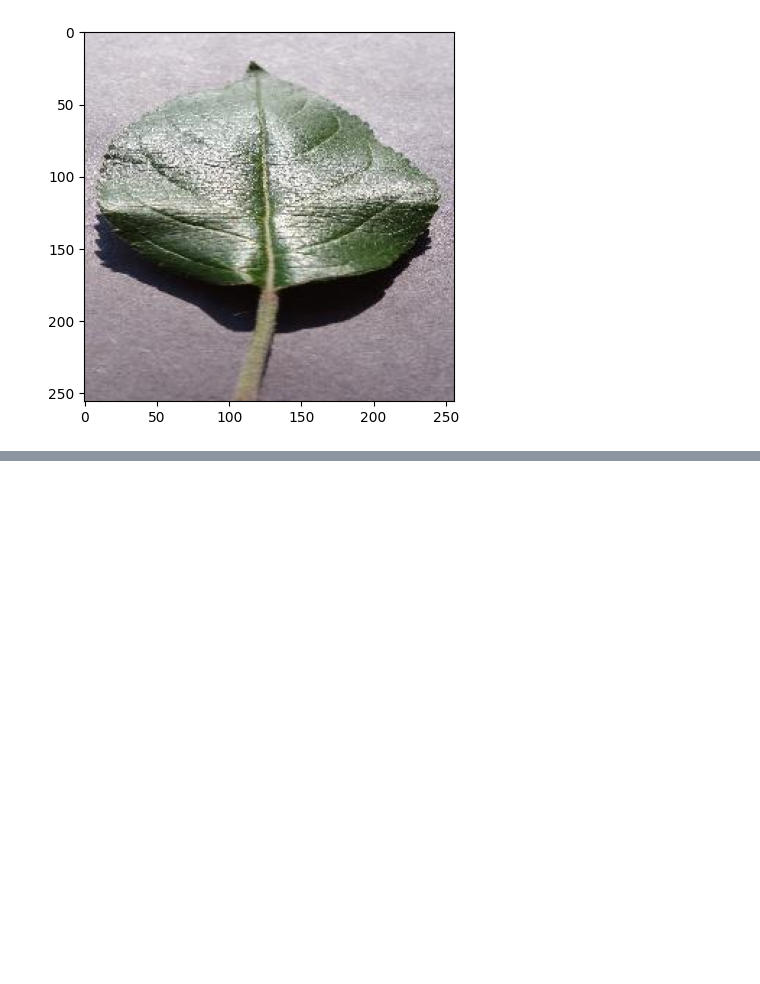
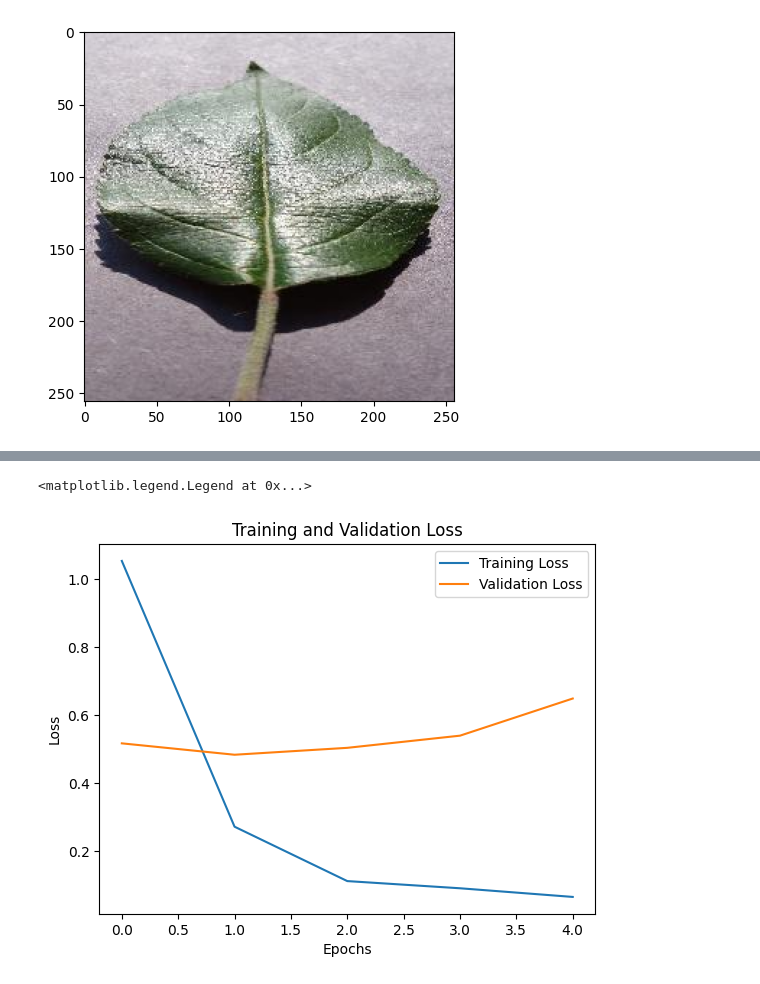
Before and after one commit to satanix0/deep-learning, a Jupyter notebook: Projects/P3 - Plant Disease/experiment.ipynb, the cells around one changed output, grey strips where cells are left out. Drawn from its saved outputs; the diff is of its cells as text; code cells hidden in the pictures; blank space fills up the shorter version.

```diff
--- a/Projects/P3 - Plant Disease/experiment.ipynb
+++ b/Projects/P3 - Plant Disease/experiment.ipynb
@@ -40,0 +51,6 @@ img.shape
+# %%
+# define transformations for the images
+data_gen = ImageDataGenerator(
+    rescale=1./255, #  Normalize pixel values to [0, 1] for better
+    validation_split=0.2,  # 20% for validation, split your dataset into training and validation sets without having to manually create separate folders.
+)
@@ -40,0 +86,13 @@ img.shape
+# %%
+model = Sequential([
+    Conv2D(32, (3, 3), activation='relu',
+           input_shape=(img_height, img_width, 3)),
+    MaxPooling2D((2, 2)),
+
+    Conv2D(64, (3, 3), activation='relu'),
+    MaxPooling2D((2, 2)),
+
+    Flatten(),
+    Dense(256, activation='relu'),
+    Dense(train_gen.num_classes, activation='softmax')  # Number of classes
+])
@@ -40,0 +119,6 @@ img.shape
+# %%
+model.compile(
+    optimizer=keras.optimizers.Adam(learning_rate=0.001),
+    loss= keras.losses.CategoricalCrossentropy(),
+    metrics=keras.metrics.CategoricalAccuracy()
+)
@@ -40,0 +129,11 @@ img.shape
+# %%
+history = model.fit(
+    train_gen,
+    validation_data=val_gen,
+    epochs=5,
+    steps_per_epoch=train_gen.samples // batch_size,
+    validation_steps=val_gen.samples // batch_size,
+    verbose="auto",
+    # use_multiprocessing=True,
+    workers=10
+)
@@ -40,0 +161,10 @@ img.shape
+# %%
+plt.plot(history.history['loss'], label='Training Loss')
+plt.plot(history.history['val_loss'], label='Validation Loss')
+plt.title('Training and Validation Loss')
+plt.xlabel('Epochs')
+plt.ylabel('Loss')
+plt.legend(['Training Loss', 'Validation Loss'], loc='upper right')
+# %% [output]
+<matplotlib.legend.Legend at 0x...>
+[figure, added]
```
Also changed, not shown: parts of 23 cells of this notebook, 5 other files.
